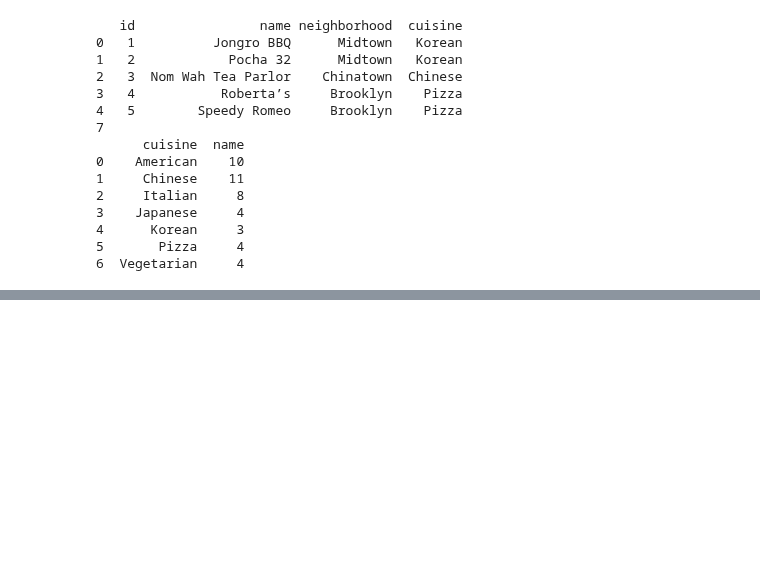
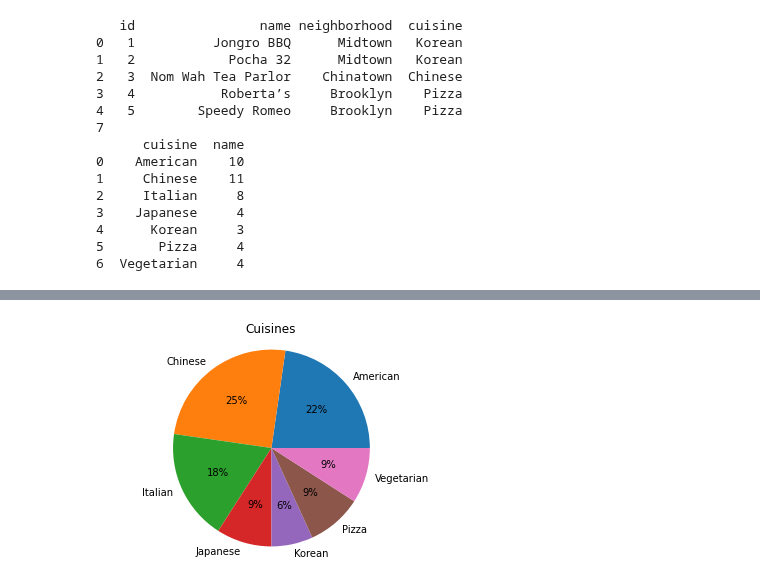
Before and after one commit to joeelorm/Data_Science, a Jupyter notebook: Data Visualization/Data Visualisation_2.ipynb, the cells around one changed output, grey strips where cells are left out. Saved outputs shown, nothing was run; the diff lists cells and outputs as text; code cells hidden in the pictures; blank space fills up the shorter version.

```diff
--- a/Data Visualization/Data Visualisation_2.ipynb
+++ b/Data Visualization/Data Visualisation_2.ipynb
@@ -665,3 +658,7 @@ print(cuisine_counts)
 4      Korean     3
 5       Pizza     4
 6  Vegetarian     4
+# %%
+cuisines = cuisine_counts['cuisine'].values
+counts = cuisine_counts['name']
+counts
@@ -667,0 +674,9 @@ print(cuisine_counts)
+# %%
+#Pie Chart
+labels = list(cuisines)
+plt.pie(counts, labels = labels, autopct = '%d%%')
+plt.title('Cuisines')
+plt.axis('equal')
+plt.show()
+# %% [output]
+[figure, added]
```
Also changed, not shown: parts of 3 cells of this notebook.
